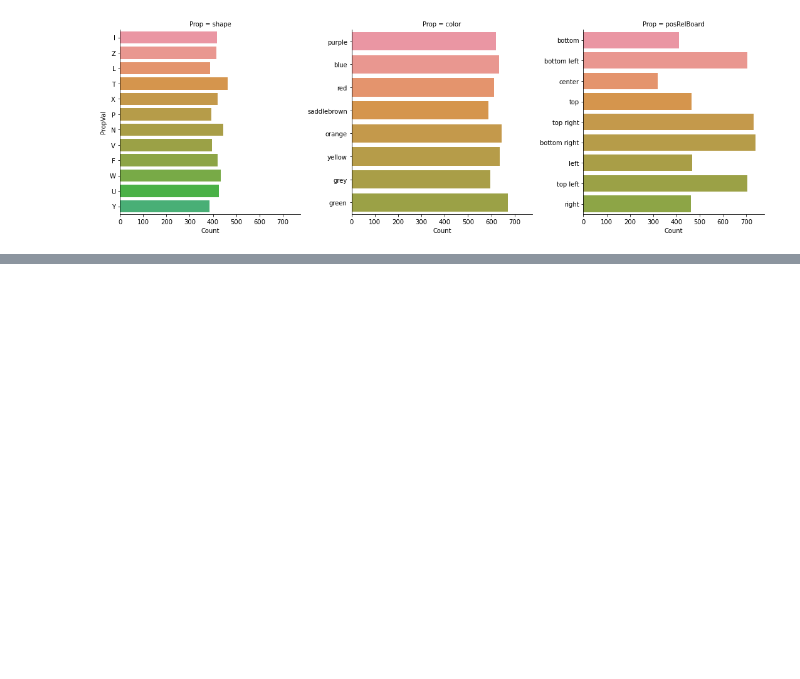
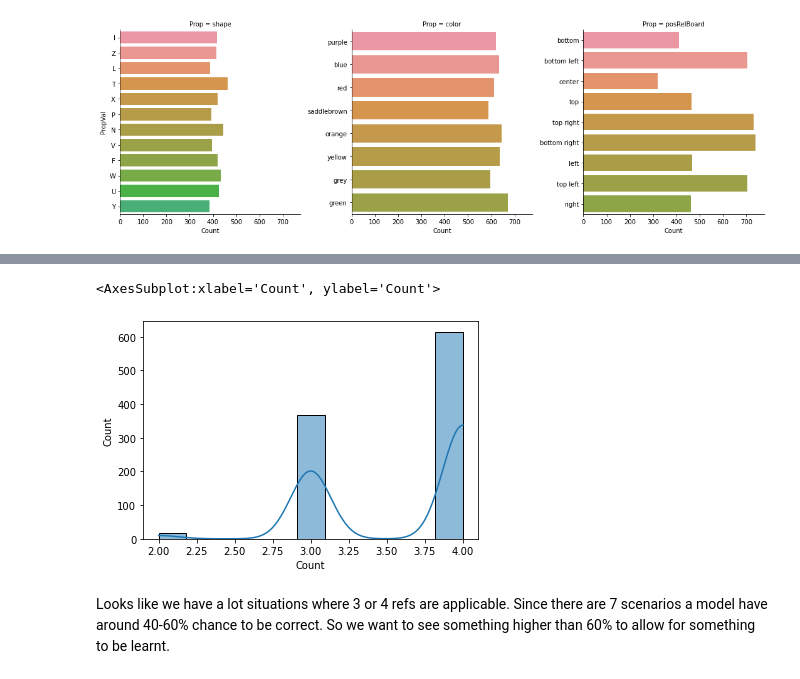
Before and after one commit to clp-research/golmi, a Jupyter notebook: scripts/inspect_data.ipynb, the cells around one changed output, grey strips where cells are left out. Saved outputs shown, nothing was run; the diff lists cells and outputs as text; code cells hidden in the pictures; blank space fills up the shorter version.

```diff
--- a/scripts/inspect_data.ipynb
+++ b/scripts/inspect_data.ipynb
@@ -88 +160,8 @@ sns.catplot(x="Count", y="PropVal", col="Prop", kind="bar", data=df_props, orien
+# %%
+sns.histplot(df_refs_uniq.Count, kde=True)
+# %% [output]
+<AxesSubplot:xlabel='Count', ylabel='Count'>
+[figure, added]
+# %% [markdown]
+Looks like we have a lot situations where 3 or 4 refs are applicable. Since there are 7 scenarios a model have around 40-60% chance to be correct. So we want to see something higher than 60% to allow for something to be learnt.
 # %%
```
Also changed, not shown: parts of 17 cells of this notebook.
